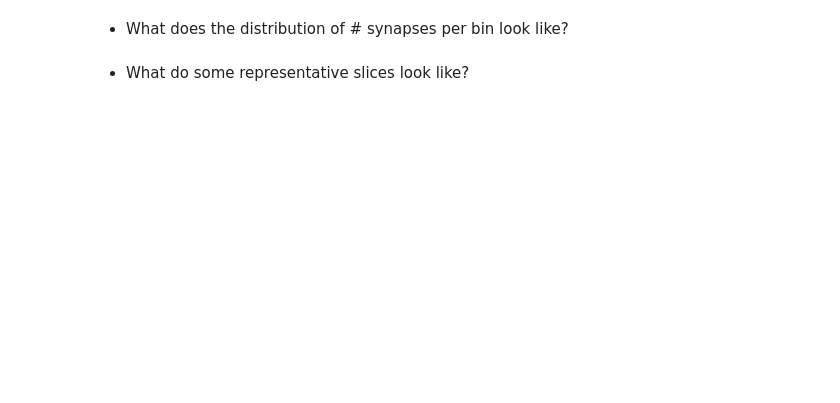
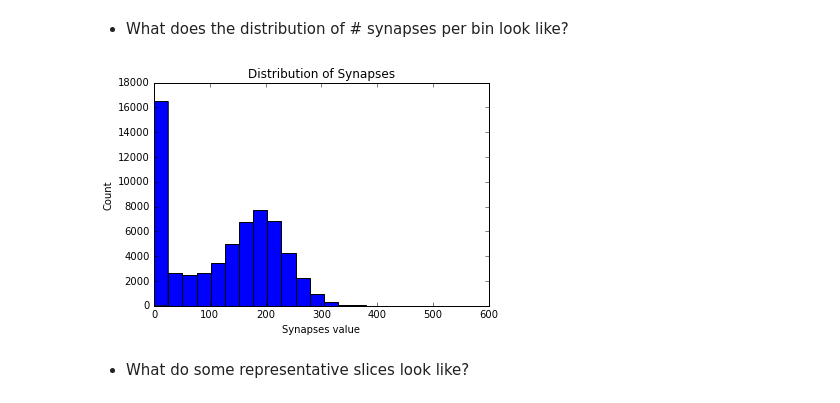
Before and after one commit to Upward-Spiral-Science/chengchang, a Jupyter notebook: Assignment 3.ipynb, the cells around one changed output. Saved outputs shown, nothing was run; the diff lists cells and outputs as text; code cells hidden in the pictures; blank space fills up the shorter version.

```diff
--- a/Assignment 3.ipynb
+++ b/Assignment 3.ipynb
@@ -122,4 +153,14 @@ The dimensions of the scanned volume are 421.2 x 202.8 x 61.05 um^3
 # %% [markdown]
 * What does the distribution of # synapses per bin look like?
+# %%
+fig_syn = plt.figure()
+asyn = fig_syn.add_subplot(111)
+asyn.hist(df['synapses'], bins = 20, range = (df['synapses'].min(), df['synapses'].max()))
+plt.title('Distribution of Synapses')
+plt.xlabel('Synapses value')
+plt.ylabel('Count')
+plt.show()
+# %% [output]
+[figure, added]
 # %% [markdown]
 * What do some representative slices look like?
```
Also changed, not shown: parts of 4 cells of this notebook, 1 other file.
